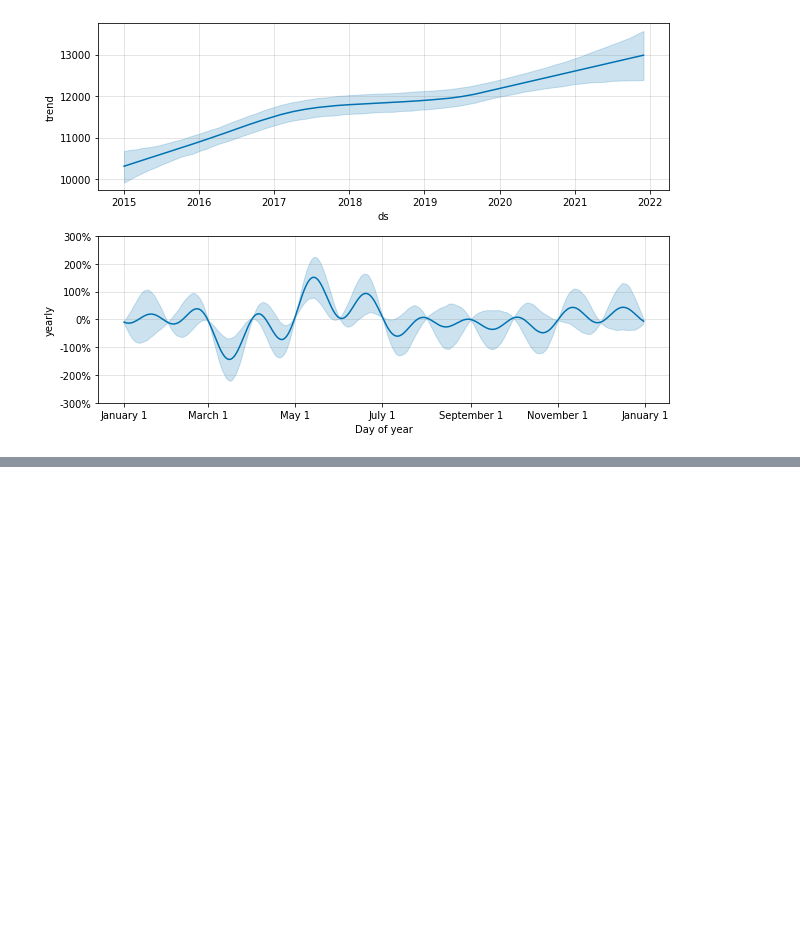
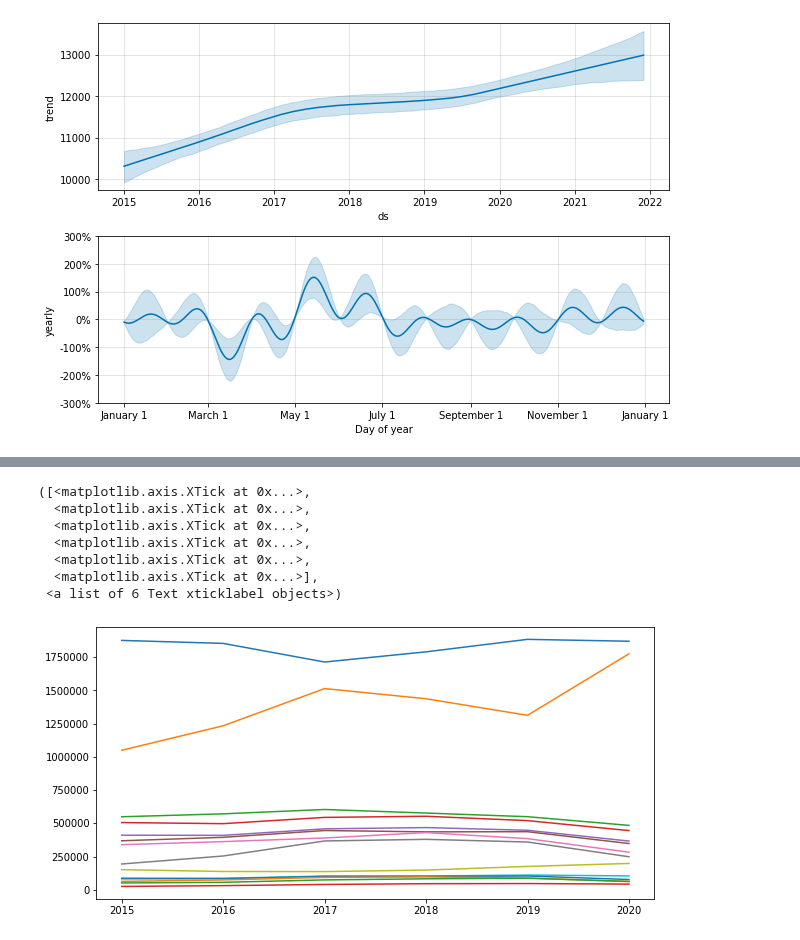
Before and after one commit to Dazai1623818/Datachallenge-2, a Jupyter notebook: Prophet.ipynb, the cells around one changed output, grey strips where cells are left out. Saved outputs shown, nothing was run; the diff lists cells and outputs as text; code cells hidden in the pictures; blank space fills up the shorter version.

```diff
--- a/Prophet.ipynb
+++ b/Prophet.ipynb
@@ -213,0 +232,14 @@ forecast[['ds', 'yhat', 'yhat_lower', 'yhat_upper']].tail()
+# %%
+plt.plot(df_crime_distribution)
+plt.rcParams["figure.figsize"] = (10,5)
+plt.xticks([0, 1, 2, 3, 4, 5], ['2015', '2016', '2017', '2018', '2019', '2020'])
+#plt.legend(crimes, loc='upper right')
+# %% [output]
+([<matplotlib.axis.XTick at 0x...>,
+  <matplotlib.axis.XTick at 0x...>,
+  <matplotlib.axis.XTick at 0x...>,
+  <matplotlib.axis.XTick at 0x...>,
+  <matplotlib.axis.XTick at 0x...>,
+  <matplotlib.axis.XTick at 0x...>],
+ <a list of 6 Text xticklabel objects>)
+[figure, added]
```
Also changed, not shown: parts of 15 cells of this notebook.
